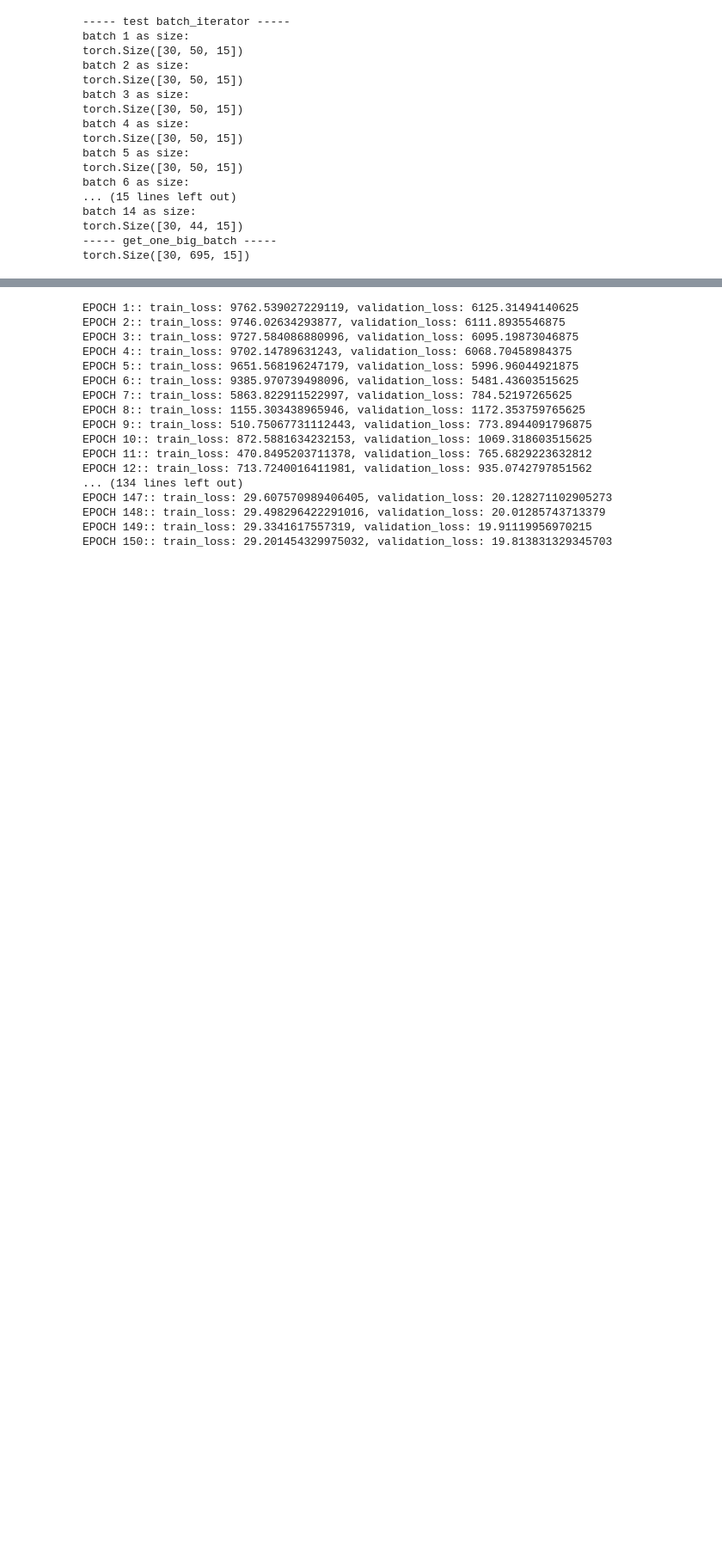
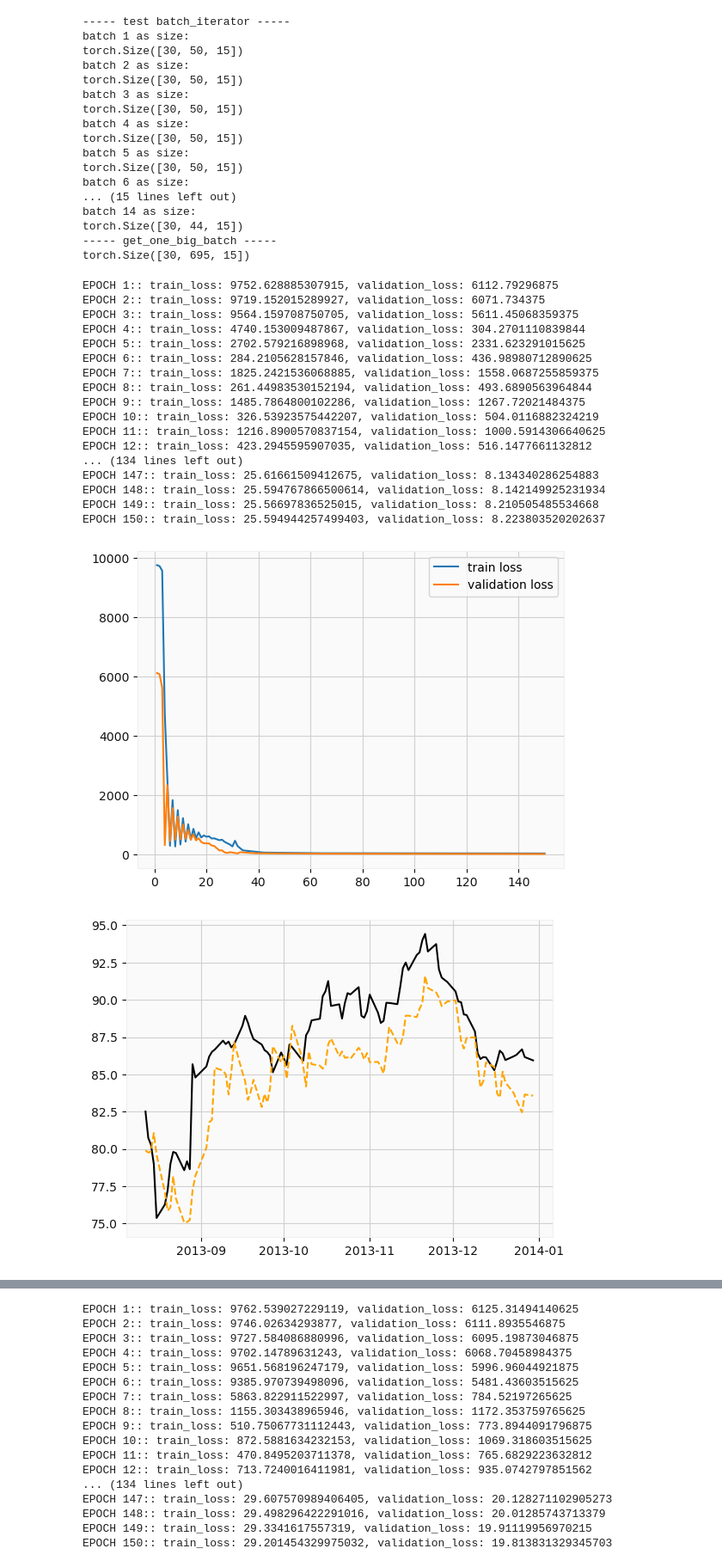
Before and after one commit to tadeohepperle/financial_technology_project2_stock_price_prediction, a Jupyter notebook: hw2_A11922105.ipynb, the cells around one changed output, grey strips where cells are left out. Shown at 86% size. Saved outputs shown, nothing was run; the diff lists cells and outputs as text; code cells hidden in the pictures; blank space fills up the shorter version.

```diff
--- a/hw2_A11922105.ipynb
+++ b/hw2_A11922105.ipynb
@@ -312 +309,34 @@ def init_weights(m):
+# %%
+class Regression_RNN(nn.Module):
+    def __init__(self, size_input, size_hidden):
+        super(Regression_RNN, self).__init__()
+        self.size_input = size_input
+        self.size_hidden = size_hidden
+
+
+        self.combined_to_hidden = nn.Linear(size_input + size_hidden, size_hidden)
+        self.hidden_to_output = nn.Linear(size_hidden, 1)
+
+        self.init_weights()
+
+    def init_weights(self):
+        stdv = 1.0 / math.sqrt(self.size_hidden)
+        for weight in self.parameters():
+            weight.data.uniform_(-stdv, stdv)
+
+    def single_forward(self, batch_time_slice, hidden_state):
+        """batch_time_slice is tensor of batch_size x features"""
+        combined = torch.cat((batch_time_slice,hidden_state),dim=1)
+        hidden = nn.functional.relu(self.combined_to_hidden(combined))
+        output = self.hidden_to_output(hidden)
+
+        return output, hidden
+
+    def forward(self, batch):
+        time_steps = batch.shape[0]
+        next_hidden = torch.zeros((batch.shape[1], self.size_hidden)).float()
+        output = None
+        for t in range(time_steps):
+            output, next_hidden = self.single_forward(batch[t,:,:], next_hidden)
+        return output
 # %%
@@ -453,3 +460,29 @@ class NetworkTrainer:
         ax.plot(results.index,results["CloseNext"], label="True", color="black")
         ax.plot(results.index,results["CloseNextPredicted"], label="Predicted", linestyle='dashed', color="orange")
         plt.show()
+# %%
+model = Regression_RNN(15, 80)
+trainsettings = TrainSettings(BATCH_SIZE=16, EPOCHS=150, LR=0.0001)
+network_trainer = NetworkTrainer(model, trainsettings)
+network_trainer.train(df_train, df_validation, df_test)
+network = network_trainer.network
+# %% [output]
+EPOCH 1:: train_loss: 9752.628885307915, validation_loss: 6112.79296875
+EPOCH 2:: train_loss: 9719.152015289927, validation_loss: 6071.734375
+EPOCH 3:: train_loss: 9564.159708750705, validation_loss: 5611.45068359375
+EPOCH 4:: train_loss: 4740.153009487867, validation_loss: 304.2701110839844
+EPOCH 5:: train_loss: 2702.579216898968, validation_loss: 2331.623291015625
+EPOCH 6:: train_loss: 284.2105628157846, validation_loss: 436.98980712890625
+EPOCH 7:: train_loss: 1825.2421536068885, validation_loss: 1558.0687255859375
+EPOCH 8:: train_loss: 261.44983530152194, validation_loss: 493.6890563964844
+EPOCH 9:: train_loss: 1485.7864800102286, validation_loss: 1267.72021484375
+EPOCH 10:: train_loss: 326.53923575442207, validation_loss: 504.0116882324219
+EPOCH 11:: train_loss: 1216.8900570837154, validation_loss: 1000.5914306640625
+EPOCH 12:: train_loss: 423.2945595907035, validation_loss: 516.1477661132812
+... (134 lines left out)
+EPOCH 147:: train_loss: 25.61661509412675, validation_loss: 8.134340286254883
+EPOCH 148:: train_loss: 25.594767866500614, validation_loss: 8.142149925231934
+EPOCH 149:: train_loss: 25.56697836525015, validation_loss: 8.210505485534668
+EPOCH 150:: train_loss: 25.594944257499403, validation_loss: 8.223803520202637
+[figure, added]
+[figure, added]
```
Also changed, not shown: parts of 5 cells of this notebook.
